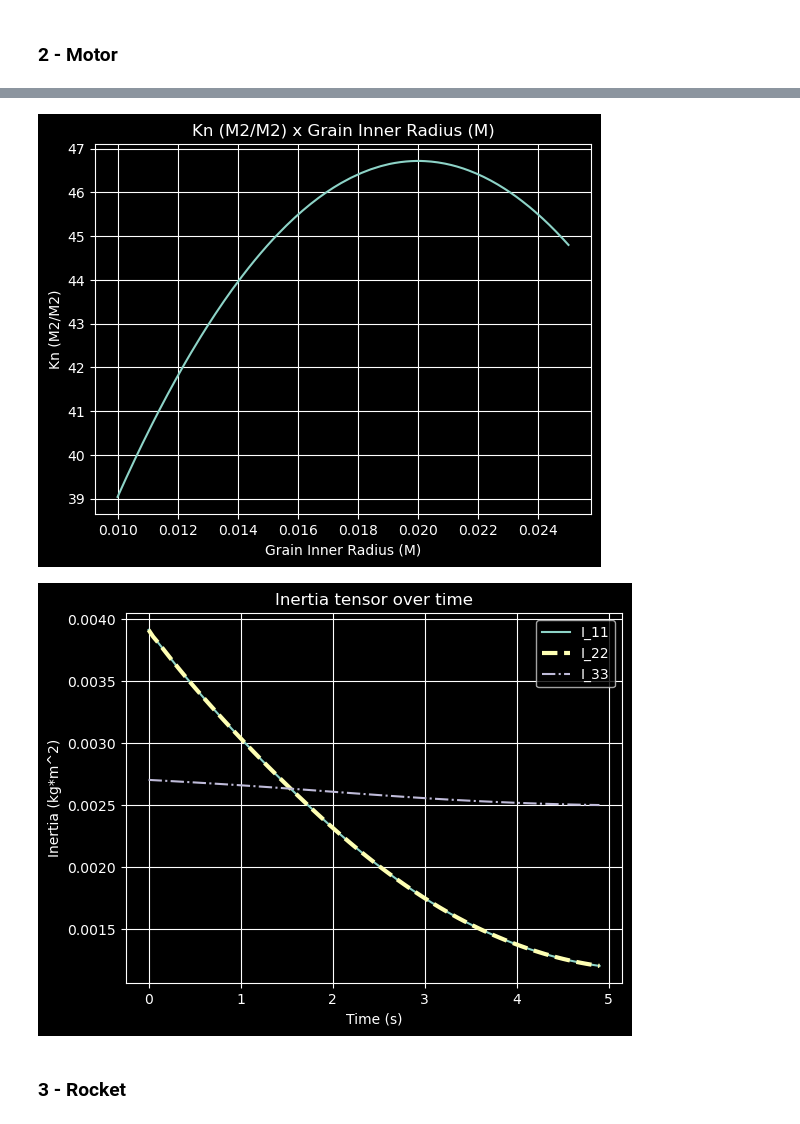
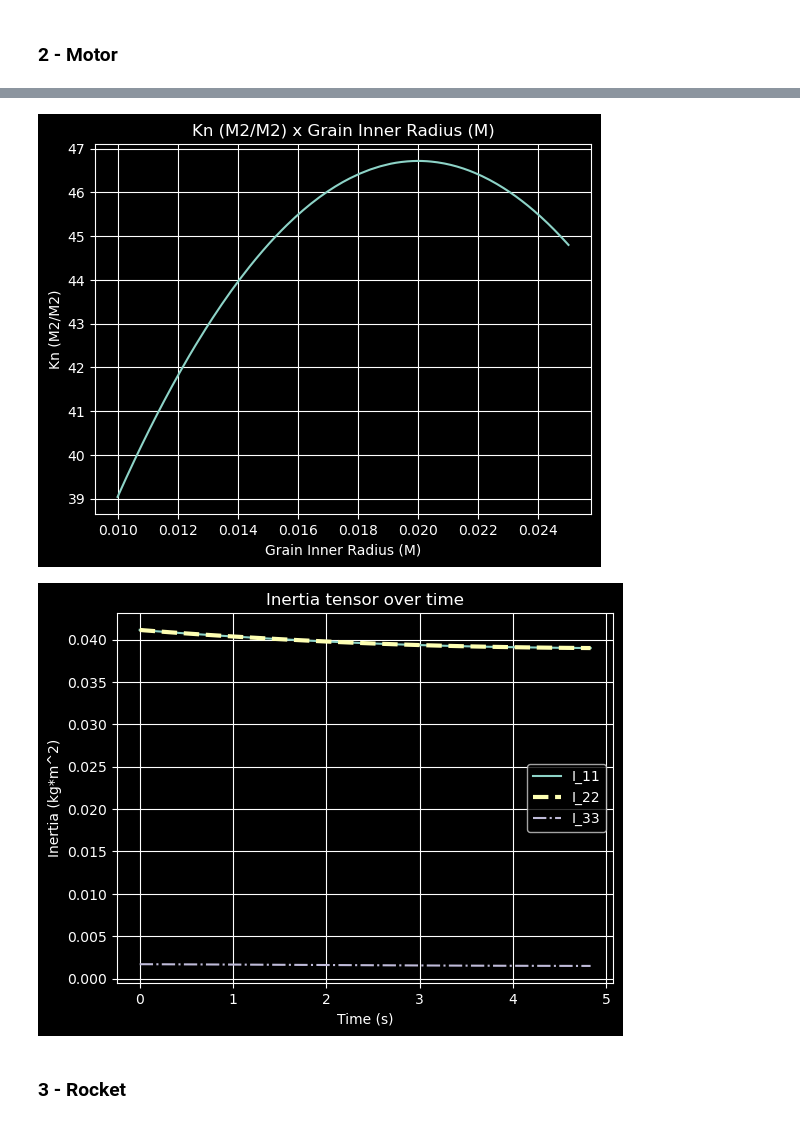
Before and after one commit to ULAS-HiPR/RocketPy, a Jupyter notebook: IRW24/Sionna.ipynb, the cells around one changed output, grey strips where cells are left out. Drawn from its saved outputs; the diff is of its cells as text; code cells hidden in the pictures.

```diff
--- a/IRW24/Sionna.ipynb
+++ b/IRW24/Sionna.ipynb
@@ -51,12 +51,9 @@ Atmospheric Model Plots
 # %%
 PRO54J145 = SolidMotor(
     thrust_source="assets/motors/Cesaroni_699_J145_SK_LB_19A.eng",
-    dry_mass=0.837 - 0.417,  # kilograms (mass of the motor without propellant)
-    dry_inertia=(
-        0.0012,
-        0.0012,
-        0.0025,
-    ),  # kg*m^2 (Estimated as a typical tuple for moments of inertia: Ix, Iy, Iz)
+    dry_mass=0.421,  # kilograms (mass of the motor without propellant)
+    dry_inertia=(0.039, 0.039, 0.0015),  # kg*m^2
+    # kg*m^2 (Estimated as a typical tuple for moments of inertia: Ix, Iy, Iz)
     nozzle_radius=0.025,  # meters (Estimated typical nozzle exit radius for a 54mm motor)
     grain_number=2,  # Number of propellant grains (from manufacturer specs)
     grain_density=1700,  # kg/m^3 (Typical value for solid propellant used in Cesaroni motors)
@@ -65,9 +62,9 @@ PRO54J145 = SolidMotor(
     grain_initial_height=0.1,  # meters (Estimated height of each grain based on motor length and grain number)
     grain_separation=0.005,  # meters (Assuming minimal gap between grains; typical for solid motors)
     grains_center_of_mass_position=0.15,  # meters (Assuming grains are centered within the motor; estimated at mid-length)
-    center_of_dry_mass_position=0.1,  # meters (Calculated as length of aft part / total length of motor)
+    center_of_dry_mass_position=0.16,  # meters (Calculated as length of aft part / total length of motor)
     nozzle_position=0.0,  # relative to the combustion chamber (Origin at the nozzle exit, standard setup)
-    burn_time=4.9,  # seconds (From thrust curve data)
+    burn_time=4.83,  # seconds (From thrust curve data)
     throat_radius=0.0125,  # meters (Estimated throat radius, typically half of nozzle radius in simple converging-diverging nozzles)
     coordinate_system_orientation="nozzle_to_combustion_chamber",  # Orientation of the coordinate system -> EXTREMELY IMPORTANT for correct simulation
 )
@@ -105,5 +102,5 @@ Total Impulse: 700.252 Ns
 [figure]
-[figure, old version]
+[figure, new version]
 # %% [markdown]
 ### 3 - Rocket
 # %%
```
Also changed, not shown: parts of 8 cells of this notebook.
